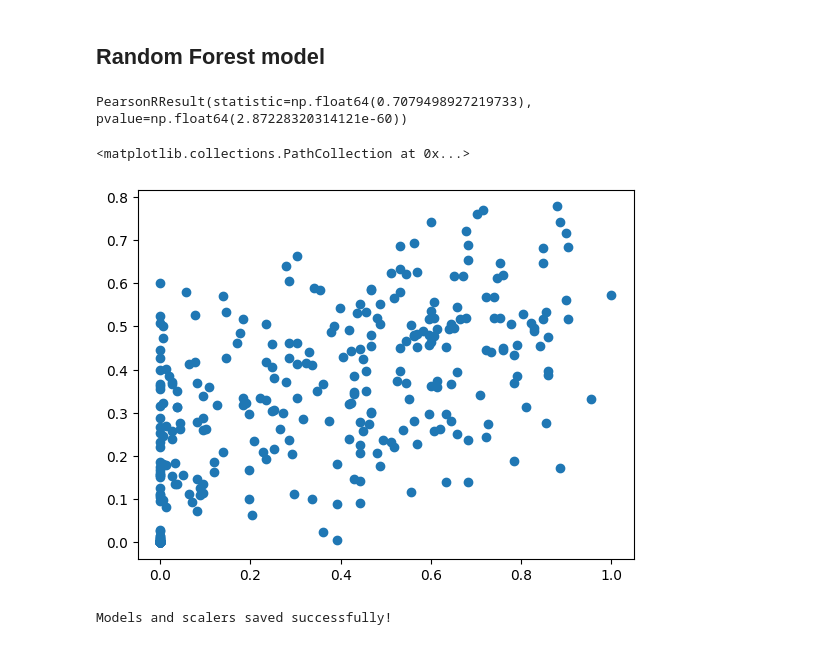
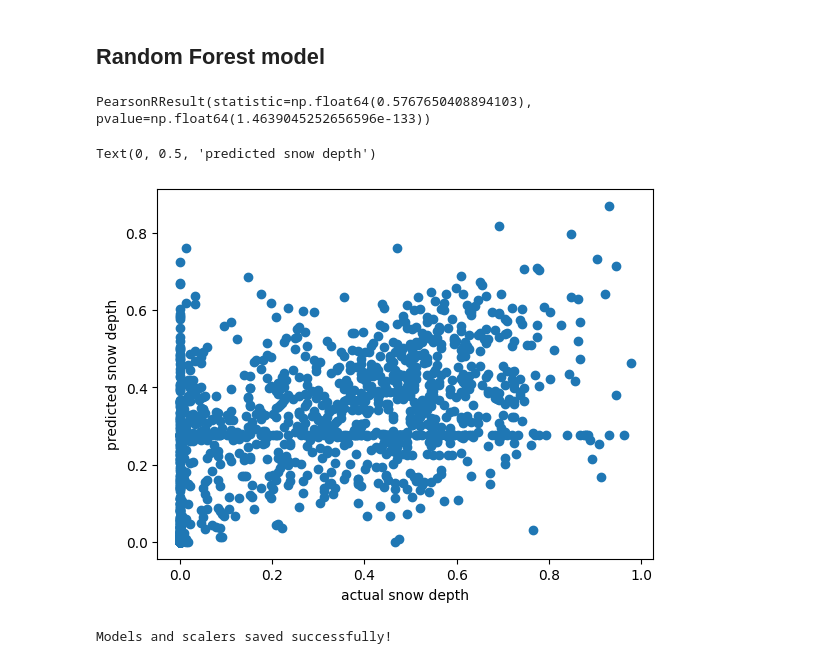
Before and after one commit to abarciauskas-bgse/snow-depth-estimation, a Jupyter notebook: models.ipynb, the cells around one changed output. Saved outputs shown, nothing was run; the diff lists cells and outputs as text; code cells hidden in the pictures.

```diff
--- a/models.ipynb
+++ b/models.ipynb
@@ -23,0 +28,3 @@ df.describe()
+# %%
+df.loc[~df['fsca'].between(0, 1000), 'fsca'] = None
+df.fsca.hist()
@@ -24,7 +46,7 @@ df.describe()
 # %%
 
 # Load input and output columns from data frame
-input_columns = [f"B{i:02d}" for i in range(1, 11)] + ["is_snow"]
+input_columns = ["red", "green", "blue", "coastal", "nir08", "swir16", "swir22", "fsca"]
 input_data = df[input_columns].values
 output_columns = ['snow_depth']
 output_data = df[output_columns].values
@@ -62,12 +80,14 @@ random_forest_y_pred = rf_model.predict(X_test)
 random_forest_pearsonr = pearsonr(random_forest_y_pred, y_test[:,0])
 random_forest_pearsonr
 # %% [output]
-PearsonRResult(statistic=np.float64(0.7079498927219733), pvalue=np.float64(2.87228320314121e-60))
+PearsonRResult(statistic=np.float64(0.5767650408894103), pvalue=np.float64(1.4639045252656596e-133))
 # %%
 plt.scatter(y_test[:,0], random_forest_y_pred)
+plt.xlabel("actual snow depth")
+plt.ylabel("predicted snow depth")
 # %% [output]
-<matplotlib.collections.PathCollection at 0x...>
+Text(0, 0.5, 'predicted snow depth')
-[figure, old version]
+[figure, new version]
 # %%
 # Save models and scalers
 import joblib
```
Also changed, not shown: parts of 5 cells of this notebook, 4 other files.
